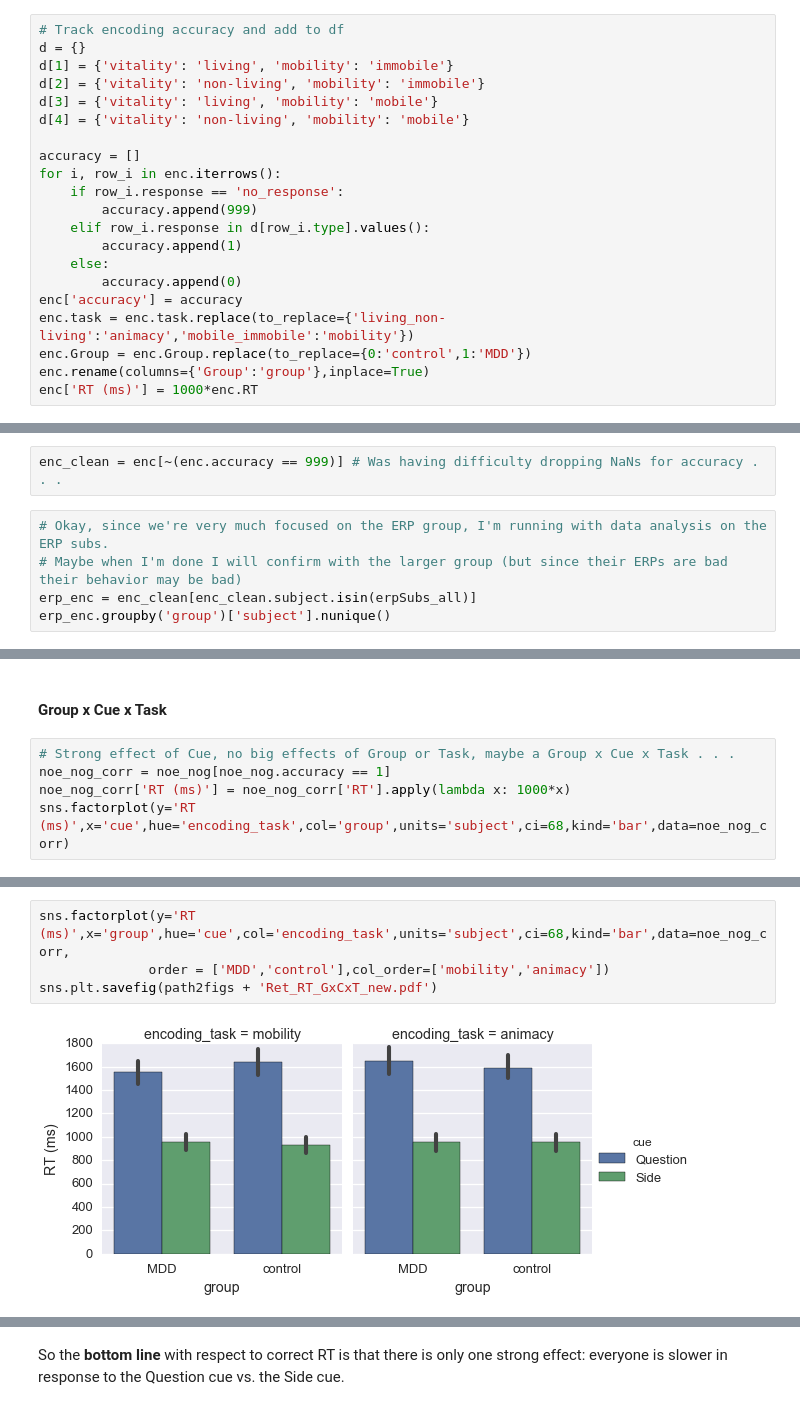
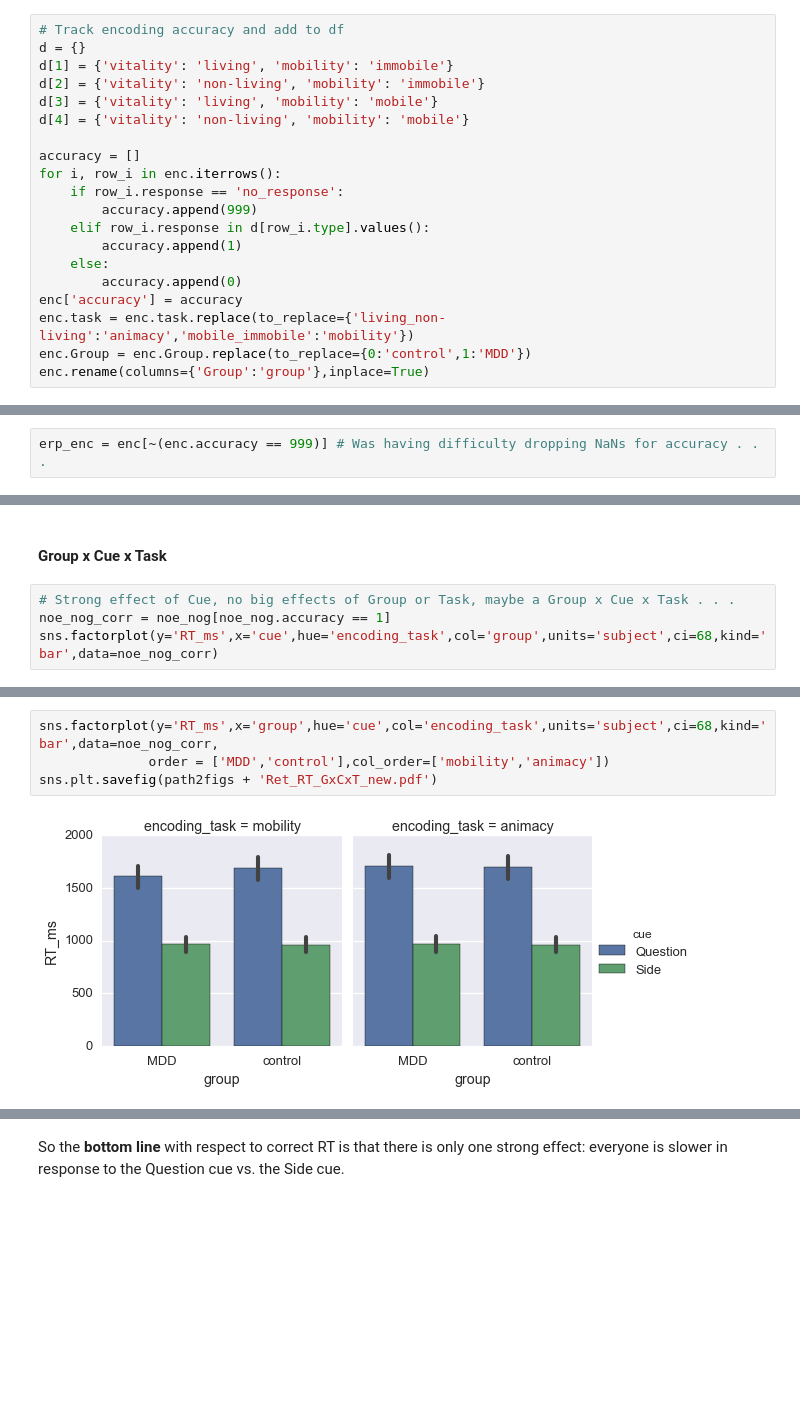
Before and after one commit to dgdillon/source-mem-paper, a Jupyter notebook: Source_ReAnalysis.ipynb, the cells around one changed output, grey strips where cells are left out. Saved outputs shown, nothing was run; the diff lists cells and outputs as text; blank space fills up the shorter version.

```diff
--- a/Source_ReAnalysis.ipynb
+++ b/Source_ReAnalysis.ipynb
@@ -186,4 +197,3 @@ enc['accuracy'] = accuracy
 enc.task = enc.task.replace(to_replace={'living_non-living':'animacy','mobile_immobile':'mobility'})
 enc.Group = enc.Group.replace(to_replace={0:'control',1:'MDD'})
 enc.rename(columns={'Group':'group'},inplace=True)
-enc['RT (ms)'] = 1000*enc.RT
@@ -208,7 +207,2 @@ See the caveats in the documentation: http://pandas.pydata.org/pandas-docs/stabl
 # %%
-enc_clean = enc[~(enc.accuracy == 999)] # Was having difficulty dropping NaNs for accuracy . . .
+erp_enc = enc[~(enc.accuracy == 999)] # Was having difficulty dropping NaNs for accuracy . . .
-# %%
-# Okay, since we're very much focused on the ERP group, I'm running with data analysis on the ERP subs.
-# Maybe when I'm done I will confirm with the larger group (but since their ERPs are bad their behavior may be bad)
-erp_enc = enc_clean[enc_clean.subject.isin(erpSubs_all)]
-erp_enc.groupby('group')['subject'].nunique()
@@ -1683,6 +1689,5 @@ t(44) = 1.06, p = 0.296
 # %%
 # Strong effect of Cue, no big effects of Group or Task, maybe a Group x Cue x Task . . .
 noe_nog_corr = noe_nog[noe_nog.accuracy == 1]
-noe_nog_corr['RT (ms)'] = noe_nog_corr['RT'].apply(lambda x: 1000*x)
-sns.factorplot(y='RT (ms)',x='cue',hue='encoding_task',col='group',units='subject',ci=68,kind='bar',data=noe_nog_corr)
+sns.factorplot(y='RT_ms',x='cue',hue='encoding_task',col='group',units='subject',ci=68,kind='bar',data=noe_nog_corr)
 # %% [output]
@@ -1696,7 +1696,7 @@ See the caveats in the documentation: http://pandas.pydata.org/pandas-docs/stabl
 # %%
-sns.factorplot(y='RT (ms)',x='group',hue='cue',col='encoding_task',units='subject',ci=68,kind='bar',data=noe_nog_corr,
+sns.factorplot(y='RT_ms',x='group',hue='cue',col='encoding_task',units='subject',ci=68,kind='bar',data=noe_nog_corr,
               order = ['MDD','control'],col_order=['mobility','animacy'])
 sns.plt.savefig(path2figs + 'Ret_RT_GxCxT_new.pdf')
 # %% [output]
-[figure, old version]
+[figure, new version]
 # %%
```
Also changed, not shown: parts of 127 cells of this notebook, 11 other files.
